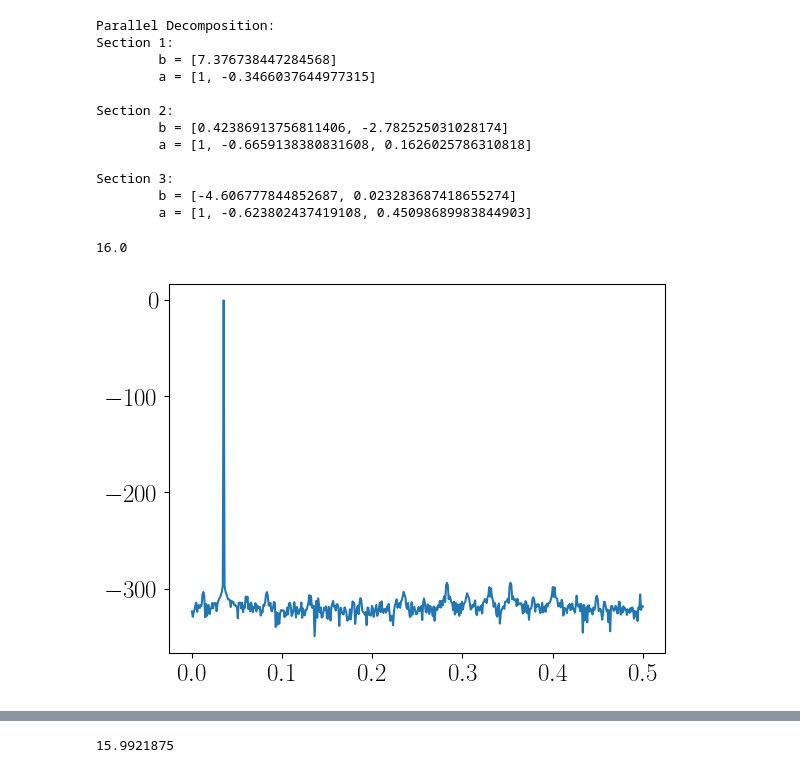
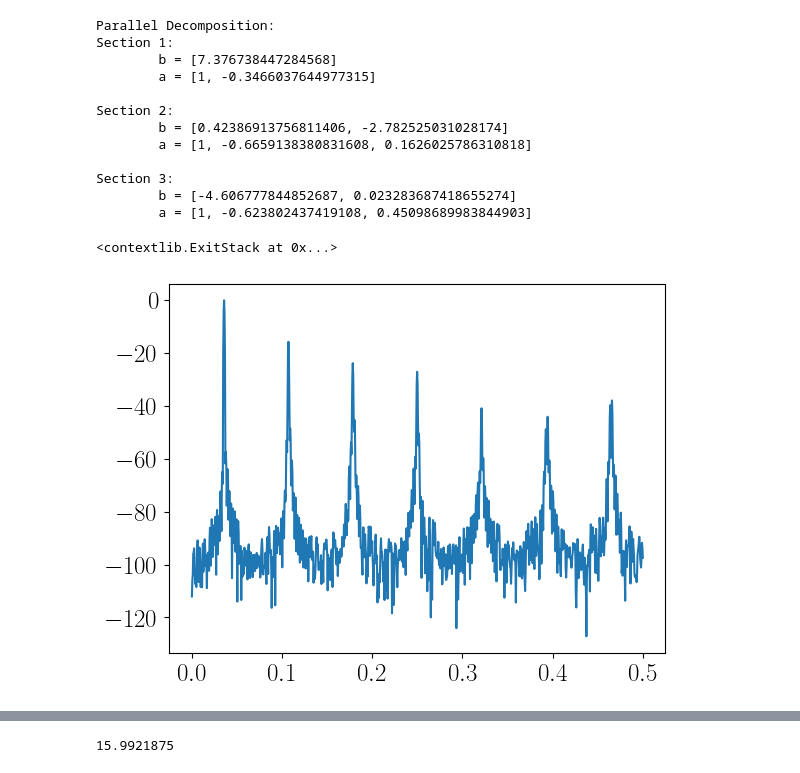
Before and after one commit to urosminoski/All-Digital-RF-Transmitter-in-FPGA-master-, a Jupyter notebook: sim/v1.4/python/jupyter/delta_sigma.ipynb, the cells around one changed output, grey strips where cells are left out. Saved outputs shown, nothing was run; the diff lists cells and outputs as text; code cells hidden in the pictures.

```diff
--- a/sim/v1.4/python/jupyter/delta_sigma.ipynb
+++ b/sim/v1.4/python/jupyter/delta_sigma.ipynb
@@ -52,17 +42,11 @@ Section 3:
         b = [-4.606777844852687, 0.023283687418655274]
         a = [1, -0.623802437419108, 0.45098689983844903]
 # %%
-N = 1024
-M = 4
+N = 2*1024
+M = 3
 OSR = 8
-ORD = 5
-x = 2**(ORD-1)*np.sin(2*np.pi*np.floor(2/7*N/OSR)*np.arange(N)/N)
-
-plot_fft(x)
-print(np.max(x))
+n = np.arange(N)
+x = 2**(M-1) * np.sin(2*np.pi*np.floor(2/7 * N/OSR) * n/N)
-# %% [output]
-16.0
-[figure, removed]
 # %%
 b00 = Fxp(b_parallel[0][0], signed=True, n_word=12, n_frac=8, overflow='saturate', rounding='around')
 a01 = Fxp(a_parallel[0][1], signed=True, n_word=12, n_frac=11, overflow='saturate', rounding='around')
@@ -98,0 +106,17 @@ yiir = Fxp(0, signed=True, n_word=12, n_frac=7, overflow='saturate', rounding='a
+# %%
+def fft_dB(x):
+    y_fft = np.fft.fft(x)
+    y_fft_dB = 20*np.log10(np.abs(y_fft))
+    y_fft_dB -= np.max(y_fft_dB)
+    y_fft_dB = y_fft_dB[:len(y)//2]
+    return y_fft_dB
+
+w1 = signal.blackman(len(y), False)
+y1 = fft_dB(w1*y)
+freqs = np.linspace(0, 0.5, len(y)//2)
+
+plt.plot(freqs, y1)
+plt.ion()
+# %% [output]
+<contextlib.ExitStack at 0x...>
+[figure, added]
```
Also changed, not shown: parts of 19 cells of this notebook, 4 other files.
